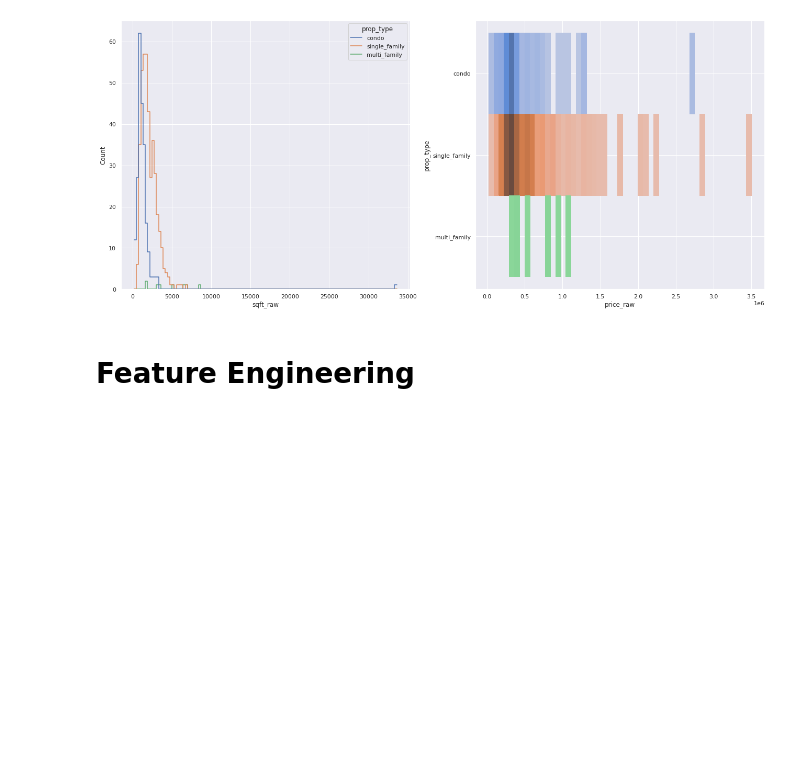
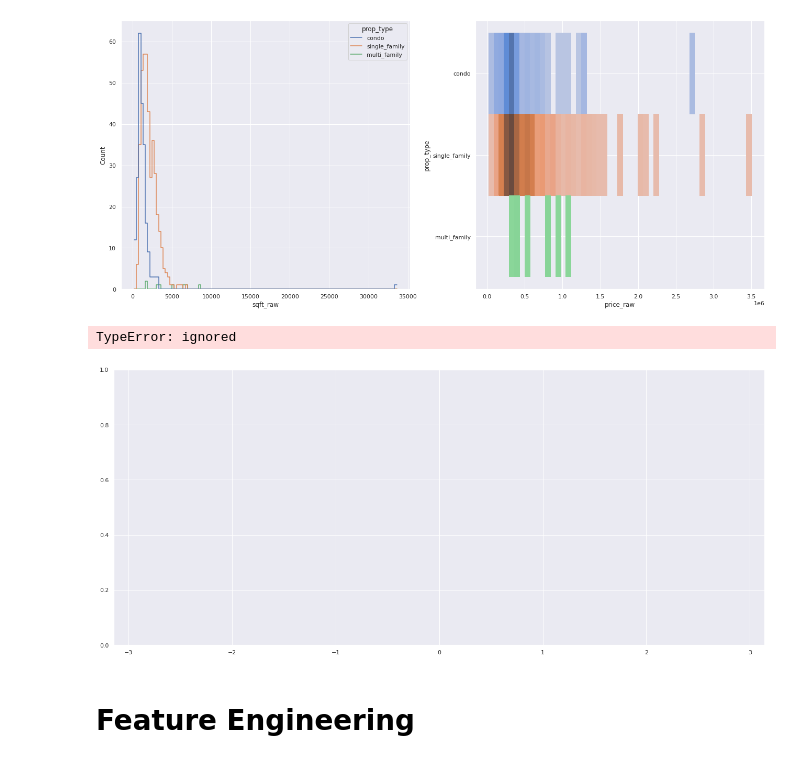
Before and after one commit to peter-callahan/Real-Estate-Pricing, a Jupyter notebook: real_estate_project_overview.ipynb, the cells around one changed output. Cells and saved outputs as stored; diff of their text form; code cells hidden in the pictures; blank space fills up the shorter version.

```diff
--- a/real_estate_project_overview.ipynb
+++ b/real_estate_project_overview.ipynb
@@ -170,6 +170,12 @@ sns.histplot(
 fig.show()
 # %% [output]
 [figure]
+# %%
+pd.plotting.andrews_curves(prop_data, class_column='prop_type')
+# pd.plotting.scatter_matrix(prop_data.select_dtypes(include=np.number))
+# %% [output]
+TypeError: ignored
+[figure, added]
 # %% [markdown]
 # Feature Engineering
 # %% [markdown]
```
Also changed, not shown: parts of 2 cells of this notebook.
